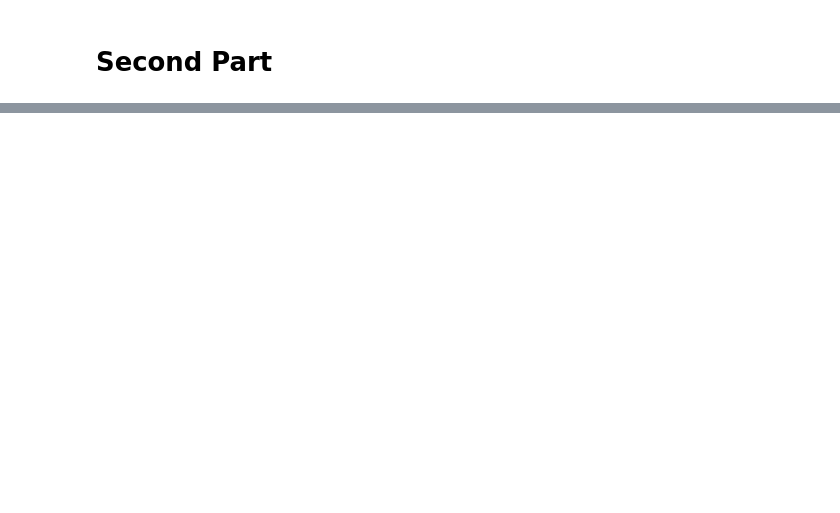
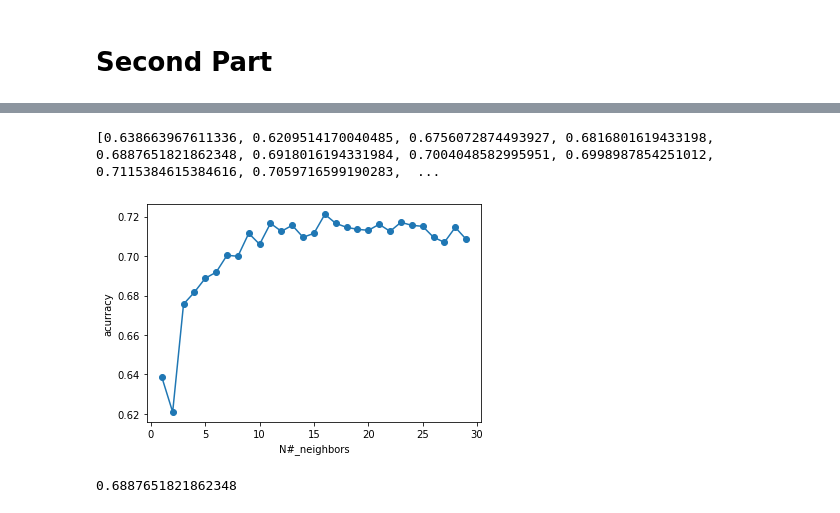
Before and after one commit to krvosen/bsc-phase-three-project, a Jupyter notebook: notebooks/exploratory/ross/Untitled.ipynb, the cells around one changed output, grey strips where cells are left out. Saved outputs shown, nothing was run; the diff lists cells and outputs as text; code cells hidden in the pictures; blank space fills up the shorter version.

```diff
--- a/notebooks/exploratory/ross/Untitled.ipynb
+++ b/notebooks/exploratory/ross/Untitled.ipynb
@@ -141,12 +194,12 @@ important_features = ['red_kda',
  'blue_kda',
  #'blueGoldDiff',
  #'redGoldDiff',
- 'blueExperienceDiff',
- 'redExperienceDiff',
- 'blueGoldPerMin',
- 'blueTotalGold',
- 'redGoldPerMin',
- 'redTotalGold',
+ #'blueExperienceDiff',
+ #'redExperienceDiff',
+ #'blueGoldPerMin',
+ #'blueTotalGold',
+ #'redGoldPerMin',
+ #'redTotalGold',
  'redTotalExperience',
  'blueTotalExperience',
  'blueAvgLevel',
@@ -298,0 +370,7 @@ print('test accuracy: ', accuracy_score(y_test, test_preds))
+# %%
+bayes = CategoricalNB()
+bayes.fit(X_train_best_features, y_train)
+train_preds = bayes.predict(X_train_best_features)
+test_preds = bayes.predict(X_test_best_features)
+print('Training accuracy: ', accuracy_score(y_train, train_preds))
+print('test accuracy: ', accuracy_score(y_test, test_preds))
@@ -326,0 +393,3 @@ redTotalWardens [0.10275445 0.89724555]
+# %%
+x = list(logreg.coef_)
+x[0]
@@ -428,23 +793,27 @@ print(y_train.shape,y_test.shape)
 # %%
 from sklearn.metrics import accuracy_score
 from sklearn.neighbors import KNeighborsClassifier
 k_range = range(1,30)
 scores = []
 for k in k_range:
     knn =  KNeighborsClassifier(n_neighbors = k)
     knn.fit(X_train,y_train)
     y_pred_knn = knn.predict(X_test)
     scores.append(accuracy_score(y_test,y_pred_knn))
 print(scores)
 plt.plot(k_range,scores,marker="o")
 plt.ylabel("acurracy")
 plt.xlabel("N#_neighbors")
 plt.show()
 
-knn =  KNeighborsClassifier(n_neighbors = 3)
+knn =  KNeighborsClassifier(n_neighbors = 5)
 knn.fit(X_train,y_train)
 y_pred_knn = knn.predict(X_test)
 print(accuracy_score(y_test,y_pred_knn))
+# %% [output]
+[0.638663967611336, 0.6209514170040485, 0.6756072874493927, 0.6816801619433198, 0.6887651821862348, 0.6918016194331984, 0.7004048582995951, 0.6998987854251012, 0.7115384615384616, 0.7059716599190283,  ...
+[figure, added]
+0.6887651821862348
 # %%
 from sklearn.tree import DecisionTreeClassifier
 d_tree = DecisionTreeClassifier(max_depth = 6, random_state = 42)
```
Also changed, not shown: parts of 61 cells of this notebook.
